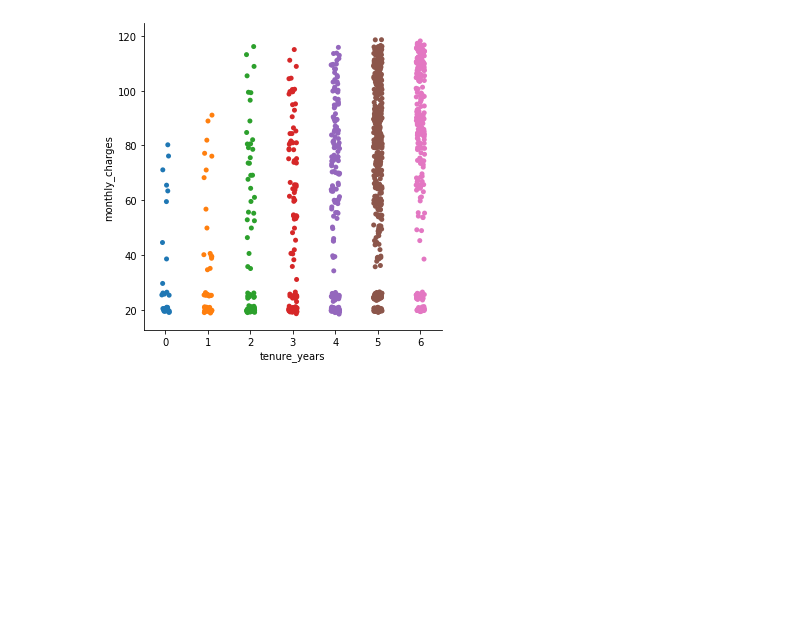
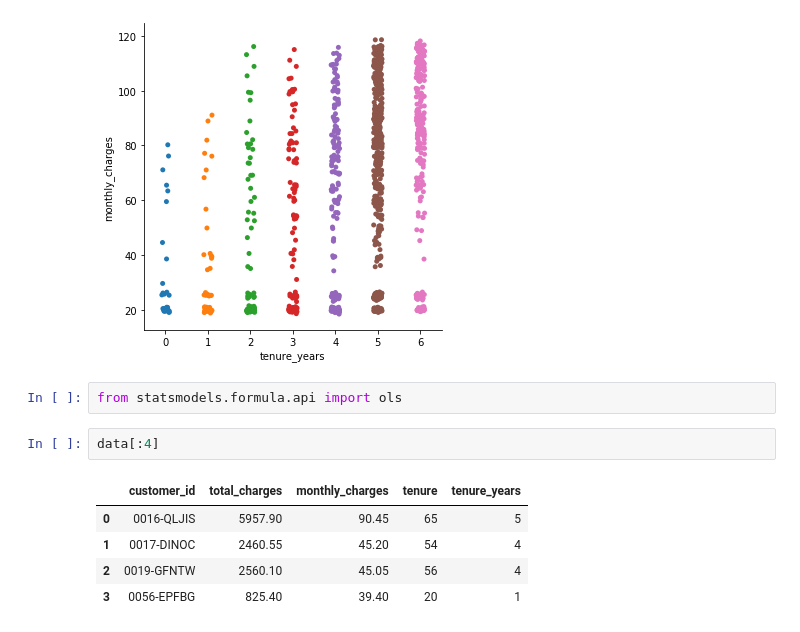
Before and after one commit to flambuth/ds-methodologies-exercises, a Jupyter notebook: regression/Explore.ipynb, the cells around one changed output. Drawn from its saved outputs; the diff is of its cells as text; blank space fills up the shorter version.

```diff
--- a/regression/Explore.ipynb
+++ b/regression/Explore.ipynb
@@ -58,3 +58,13 @@ data.head()
 sns.catplot(x='tenure_years', y='monthly_charges', data=train);
 # %% [output]
 [figure]
+# %%
+from statsmodels.formula.api import ols
+# %%
+data[:4]
+# %% [output]
+|  | customer_id | total_charges | monthly_charges | tenure | tenure_years |
+| 0 | 0016-QLJIS | 5957.90 | 90.45 | 65 | 5 |
+| 1 | 0017-DINOC | 2460.55 | 45.20 | 54 | 4 |
+| 2 | 0019-GFNTW | 2560.10 | 45.05 | 56 | 4 |
+| 3 | 0056-EPFBG | 825.40 | 39.40 | 20 | 1 |
```
Also changed, not shown: parts of 2 cells of this notebook, 1 other file.
